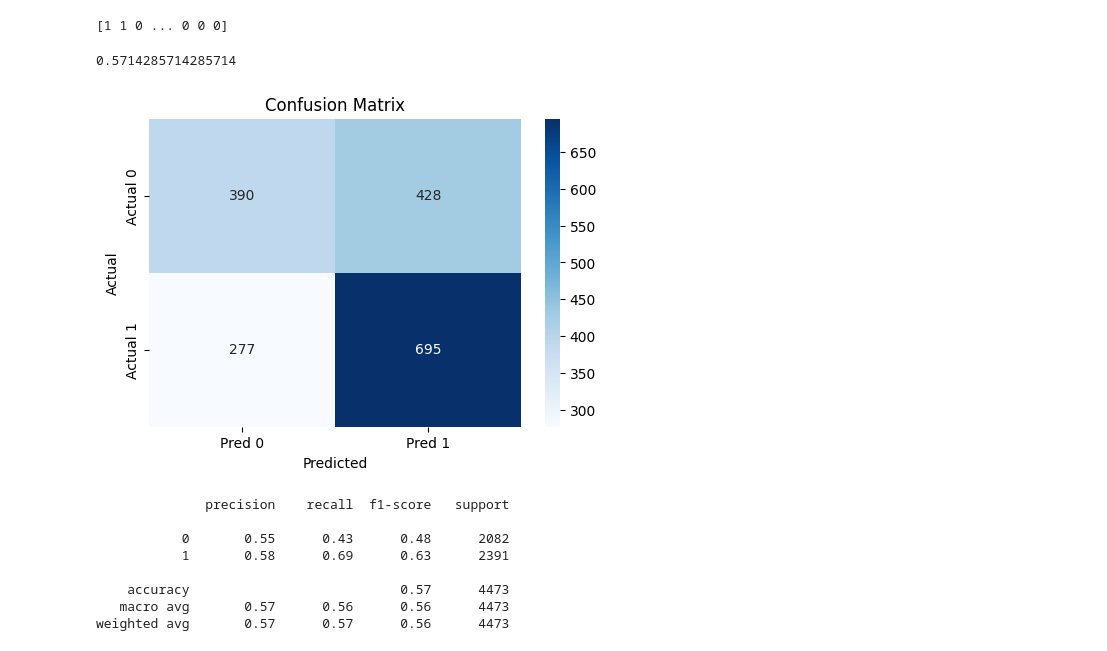
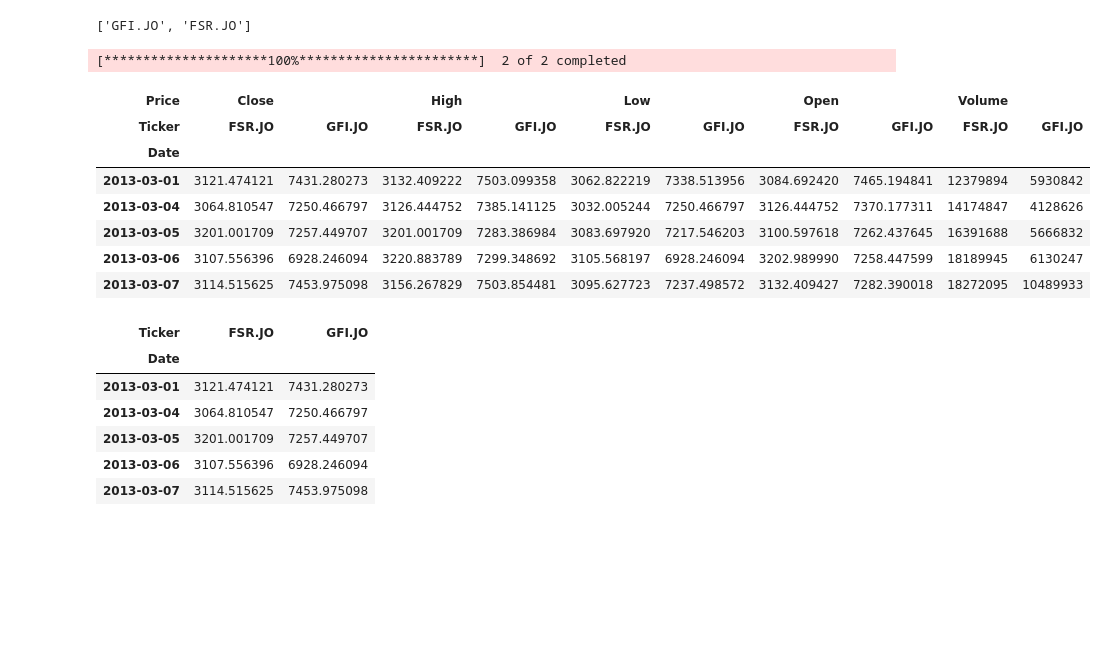
Before and after one commit to Deleon57/EDAR-Data, a Jupyter notebook: KNN.ipynb, the cells around one changed output. Drawn from its saved outputs; the diff is of its cells as text; code cells hidden in the pictures; blank space fills up the shorter version.

```diff
--- a/KNN.ipynb
+++ b/KNN.ipynb
@@ -98,27 +17,36 @@ y_pred = knn.predict(X_test)
-# %%
-print(y_pred)
-# %% [output]
-[1 1 0 ... 0 0 0]
-# %%
-knn.score(X_test, y_test)
-# %% [output]
-0.5714285714285714
-# %%
-plt.figure(figsize=(6, 4))
-sns.heatmap(cm, annot=True, fmt='d', cmap='Blues', xticklabels=['Pred 0', 'Pred 1'], yticklabels=['Actual 0', 'Actual 1'])
-plt.xlabel('Predicted')
-plt.ylabel('Actual')
-plt.title('Confusion Matrix')
-plt.show()
-cr = classification_report(y_test,y_pred)
-print(cr)
-# %% [output]
-[figure, removed]
-              precision    recall  f1-score   support
-
-           0       0.55      0.43      0.48      2082
-           1       0.58      0.69      0.63      2391
-
-    accuracy                           0.57      4473
-   macro avg       0.57      0.56      0.56      4473
-weighted avg       0.57      0.57      0.56      4473
+# %%
+stocklist = ['GFI', 'FSR']
+stocks = [i + '.JO' for i in stocklist]
+stocks
+# %% [output]
+['GFI.JO', 'FSR.JO']
+# %%
+start = "2013-03-01"
+end = "2024-02-28"
+
+
+df = yf.download(['GFI.JO', 'FSR.JO'], start=start, end=end)
+
+df.head()
+# %% [output]
+[*********************100%***********************]  2 of 2 completed
+| Price | Close |  | High |  | Low |  | Open |  | Volume |  |
+| Ticker | FSR.JO | GFI.JO | FSR.JO | GFI.JO | FSR.JO | GFI.JO | FSR.JO | GFI.JO | FSR.JO | GFI.JO |
+| Date |  |  |  |  |  |  |  |  |  |  |
+| 2013-03-01 | 3121.474121 | 7431.280273 | 3132.409222 | 7503.099358 | 3062.822219 | 7338.513956 | 3084.692420 | 7465.194841 | 12379894 | 5930842 |
+| 2013-03-04 | 3064.810547 | 7250.466797 | 3126.444752 | 7385.141125 | 3032.005244 | 7250.466797 | 3126.444752 | 7370.177311 | 14174847 | 4128626 |
+| 2013-03-05 | 3201.001709 | 7257.449707 | 3201.001709 | 7283.386984 | 3083.697920 | 7217.546203 | 3100.597618 | 7262.437645 | 16391688 | 5666832 |
+| 2013-03-06 | 3107.556396 | 6928.246094 | 3220.883789 | 7299.348692 | 3105.568197 | 6928.246094 | 3202.989990 | 7258.447599 | 18189945 | 6130247 |
+| 2013-03-07 | 3114.515625 | 7453.975098 | 3156.267829 | 7503.854481 | 3095.627723 | 7237.498572 | 3132.409427 | 7282.390018 | 18272095 | 10489933 |
+# %%
+
+Close = df['Close']
+Close.head()
+# %% [output]
+| Ticker | FSR.JO | GFI.JO |
+| Date |  |  |
+| 2013-03-01 | 3121.474121 | 7431.280273 |
+| 2013-03-04 | 3064.810547 | 7250.466797 |
+| 2013-03-05 | 3201.001709 | 7257.449707 |
+| 2013-03-06 | 3107.556396 | 6928.246094 |
+| 2013-03-07 | 3114.515625 | 7453.975098 |
```
Also changed, not shown: parts of 29 cells of this notebook.
